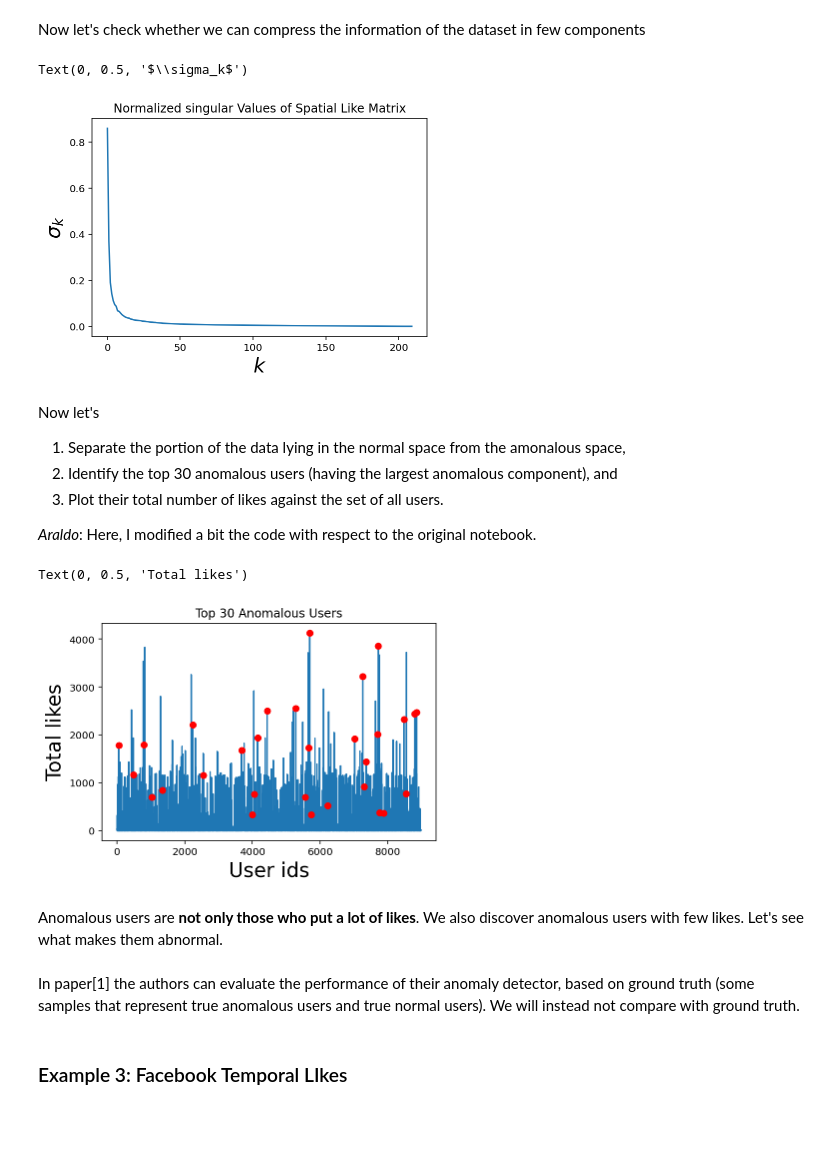
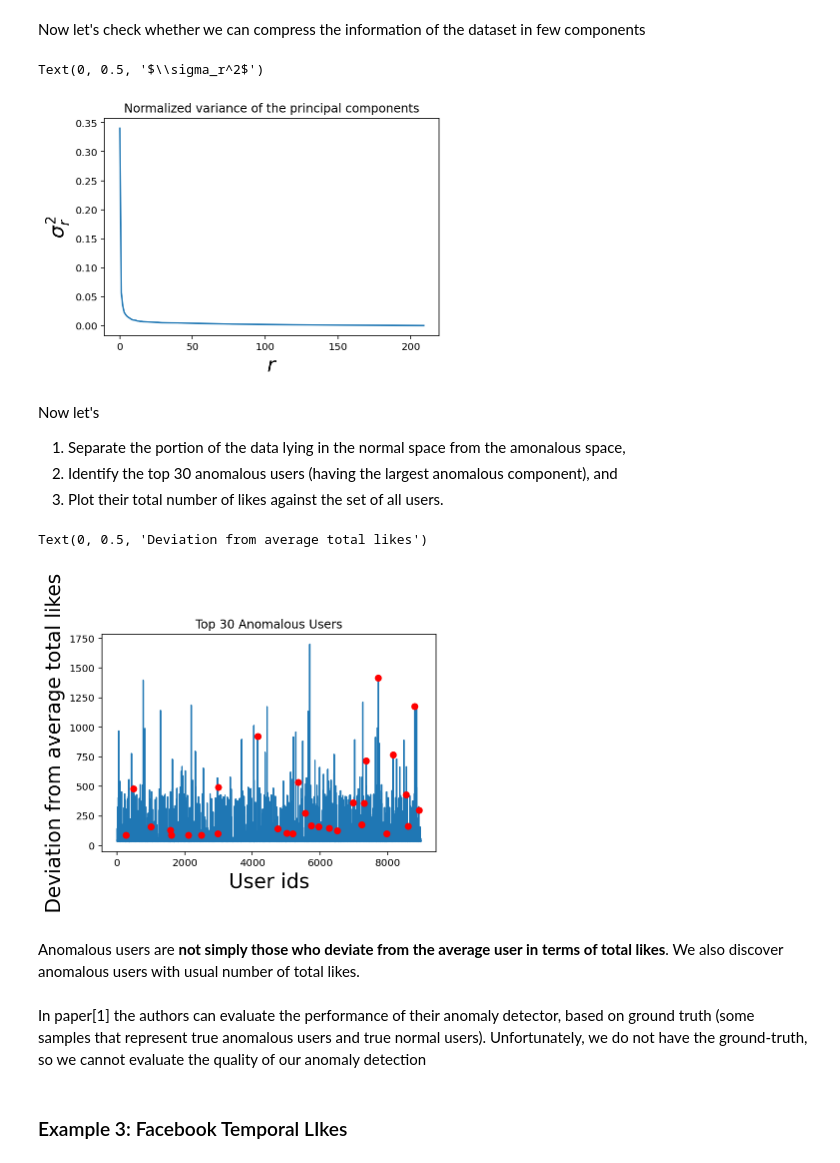
Before and after one commit to andreaaraldo/mining-low-dim-network-data, a Jupyter notebook: BarcelonaCourse.ipynb, the cells around one changed output. Saved outputs shown, nothing was run; the diff lists cells and outputs as text; code cells hidden in the pictures; blank space fills up the shorter version.

```diff
--- a/BarcelonaCourse.ipynb
+++ b/BarcelonaCourse.ipynb
@@ -267,7 +238,14 @@ This data consists of the number of 'Likes' for each of 9000 users, over 6 month
 **Rows are users**, **columns are content categories**.
 # %%
 data = np.loadtxt('data/social/data/spatial_data.txt')
-FBSpatial = data[:,1:] # The first column is not a category, we remove it
+FBSpatial_orig = data[:,1:] # The first column is not a category, we remove it
+
+
+scaler = StandardScaler()
+FBSpatial = scaler.fit_transform(FBSpatial_orig)
+
+
+
 print(FBSpatial)
 print(FBSpatial.shape)
 # %% [output]
@@ -297,52 +281,54 @@ Text(0.5, 0, 'Users')
 Now let's check whether we can compress the information of the dataset in few components
 # %%
 U,Sigma,Vt = np.linalg.svd(FBSpatial,full_matrices=False)
-plt.plot(Sigma/np.linalg.norm(FBSpatial))
-plt.title('Normalized singular Values of Spatial Like Matrix')
 
-plt.xlabel(r'$k$',size=20)
-plt.ylabel(r'$\sigma_k$',size=20)
+Sigma_squared = np.square(Sigma)
+total_variance = total_variance = sum(Sigma_squared)
+
+plt.plot(Sigma_squared/total_variance)
+plt.title('Normalized variance of the principal components')
+
+plt.xlabel(r'$r$',size=20)
+plt.ylabel(r'$\sigma_r^2$',size=20)
 # %% [output]
-Text(0, 0.5, '$\\sigma_k$')
+Text(0, 0.5, '$\\sigma_r^2$')
-[figure, old version]
+[figure, new version]
 # %% [markdown]
 Now let's
 
 1. Separate the portion of the data lying in the normal space from the amonalous space,
 2. Identify the top 30 anomalous users (having the largest anomalous component), and
 3. Plot their total number of likes against the set of all users.
-
-*Araldo*: Here, I modified a bit the code with respect to the original  notebook.
 # %%
 # components to consider
-k=25
+r=25
 
-U_k = U[:,0:k]
-Sigma_k = np.diag(Sigma[0:k])
-V_k_t = Vt[0:k,:]
+U_r = U[:,0:r]
+Sigma_r = np.diag(Sigma[0:r])
+V_r_t = Vt[0:r,:]
 
-N = np.dot(U_k, np.dot(Sigma_k, V_k_t) )
+N = np.dot(U_r, np.dot(Sigma_r, V_r_t) )
 
 O = FBSpatial - N
 Onorm = np.linalg.norm(O,axis=1)
 # large = np.nonzero(Onorm>100))
 # get top 30 anomalous users
 anomSet = np.argsort(Onorm)[-30:]
 
 
 ### Plotting
 plt.plot(FBSnorm)
 plt.plot(anomSet,FBSnorm[anomSet],'ro')
 plt.title('Top 30 Anomalous Users')
 plt.xlabel('User ids', size=20)
-plt.ylabel('Total likes',size=20)
+plt.ylabel('Deviation from average total likes',size=20)
 # %% [output]
-Text(0, 0.5, 'Total likes')
+Text(0, 0.5, 'Deviation from average total likes')
-[figure, old version]
+[figure, new version]
 # %% [markdown]
-Anomalous users are **not only those who put a lot of likes**. We also discover anomalous users with few likes. Let's see what makes them abnormal.
+Anomalous users are **not simply those who deviate from the average user in terms of total likes**. We also discover anomalous users with usual number of total likes.
 # %% [markdown]
-In paper[1] the authors can evaluate the performance of their anomaly detector, based on ground truth (some samples that represent true anomalous users and true normal users). We will instead not compare with ground truth.
+In paper[1] the authors can evaluate the performance of their anomaly detector, based on ground truth (some samples that represent true anomalous users and true normal users). Unfortunately, we do not have the ground-truth, so we cannot evaluate the quality of our anomaly detection
 # %% [markdown]
 ### Example 3: Facebook Temporal LIkes
 # %% [markdown]
```
Also changed, not shown: parts of 23 cells of this notebook.
